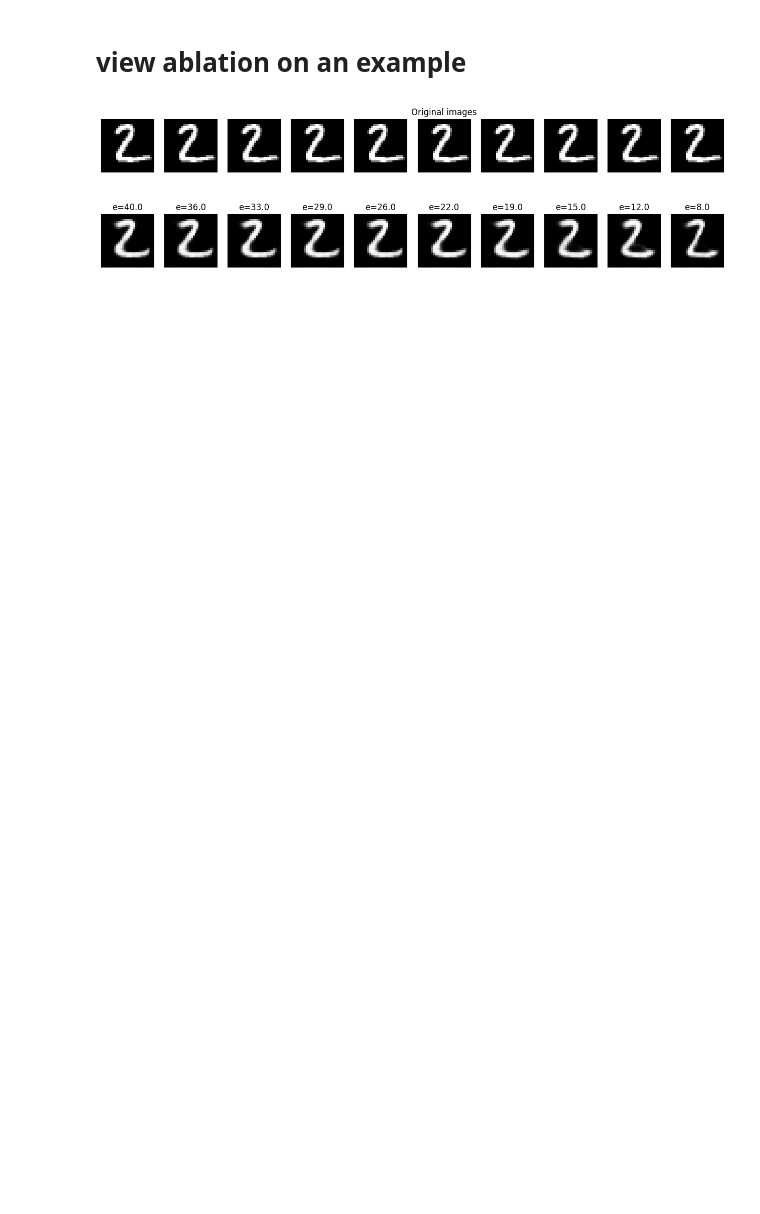
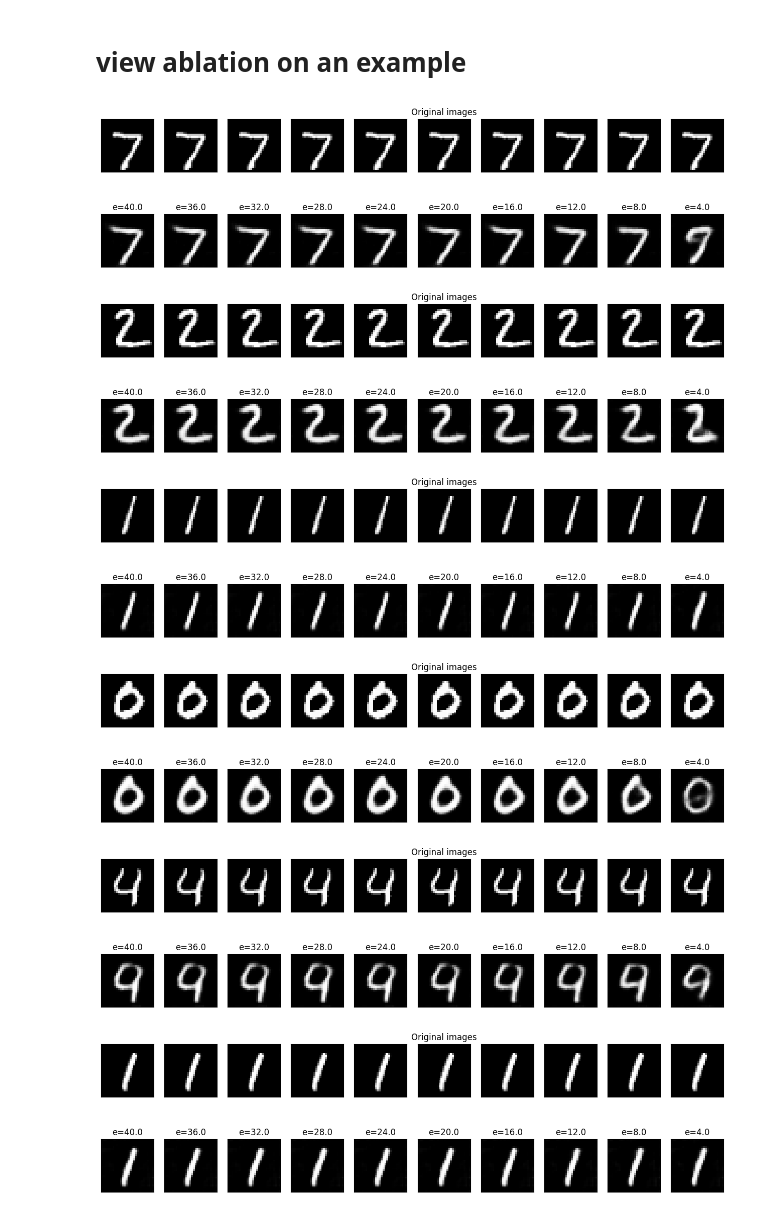
Before and after one commit to MetroStar/sequential-dropout, a Jupyter notebook: mnist_test.ipynb, the cells around one changed output. Saved outputs shown, nothing was run; the diff lists cells and outputs as text; code cells hidden in the pictures; blank space fills up the shorter version.

```diff
--- a/mnist_test.ipynb
+++ b/mnist_test.ipynb
@@ -76,7 +76,7 @@ def plot_ae_outputs(ae,n=10):
             ax.set_title('Reconstructed images')
     plt.show()
 # %%
-num_epochs = 25
+num_epochs = 10
 diz_loss = {'train_loss':[],'val_loss':[]}
 for epoch in range(num_epochs):
     train_loss =ae.train_epoch(train_loader)
@@ -102,39 +115,49 @@ plt.show()
 # %% [markdown]
 # view ablation on an example
 # %%
-sample_idx = 1
+sample_idxs = range(10)
+#sample_idx = 1
 n = 10
 r = np.rint(np.linspace(max_embed_size,int(max_embed_size* min_p),n))
-plt.figure(figsize=(16,4.5))
+
 encoder = ae.encoder
 decoder = ae.decoder
 device = ae.device
-for i, embed_size in enumerate(r):
-    ax = plt.subplot(2,n,i+1)
+encoder.eval()
+decoder.eval()
+for sample_idx in sample_idxs:
+    plt.figure(figsize=(16,4.5))
     img = test_dataset[sample_idx][0].unsqueeze(0).to(device)
-    encoder.eval()
-    decoder.eval()
-    with torch.no_grad():
-        # ablate embedding
-        embedding = encoder(img)
-        #create mask
+    for i, embed_size in enumerate(r):
 
-        if embed_size < embedding.shape[1]:
+        ax = plt.subplot(2,n,i+1)
+        with torch.no_grad():
+            # ablate embedding
+            embedding = encoder(img)
+            #create mask
 
-            embedding[0][-int(embedding.shape[1] - embed_size) :] = 0
+            if embed_size < embedding.shape[1]:
 
-        rec_img  = decoder(embedding)
-    plt.imshow(img.cpu().squeeze().numpy(), cmap='gist_gray')
-    ax.get_xaxis().set_visible(False)
-    ax.get_yaxis().set_visible(False)
-    if i == n//2:
-        ax.set_title('Original images')
-    ax = plt.subplot(2, n, i + 1 + n)
-    plt.imshow(rec_img.cpu().squeeze().numpy(), cmap='gist_gray')
-    ax.get_xaxis().set_visible(False)
-    ax.get_yaxis().set_visible(False)
-    #if i == n//2:
-    #    ax.set_title('Reconstructed images')
-    ax.set_title(f"e={embed_size}")
+                embedding[0][-int(embedding.shape[1] - embed_size) :] = 0
+
+            rec_img  = decoder(embedding)
+        plt.imshow(img.cpu().squeeze().numpy(), cmap='gist_gray')
+        ax.get_xaxis().set_visible(False)
+        ax.get_yaxis().set_visible(False)
+        if i == n//2:
+            ax.set_title('Original images')
+        ax = plt.subplot(2, n, i + 1 + n)
+        plt.imshow(rec_img.cpu().squeeze().numpy(), cmap='gist_gray')
+        ax.get_xaxis().set_visible(False)
+        ax.get_yaxis().set_visible(False)
+        #if i == n//2:
+        #    ax.set_title('Reconstructed images')
+        ax.set_title(f"e={embed_size}")
+    plt.show()
 # %% [output]
-[figure, old version]
+[figure, new version]
+[figure, added]
+[figure, added]
+[figure, added]
+[figure, added]
+[figure, added]
```
Also changed, not shown: parts of 10 cells of this notebook.
